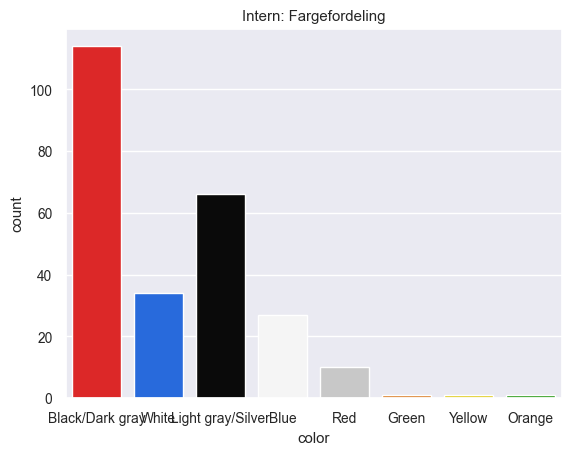
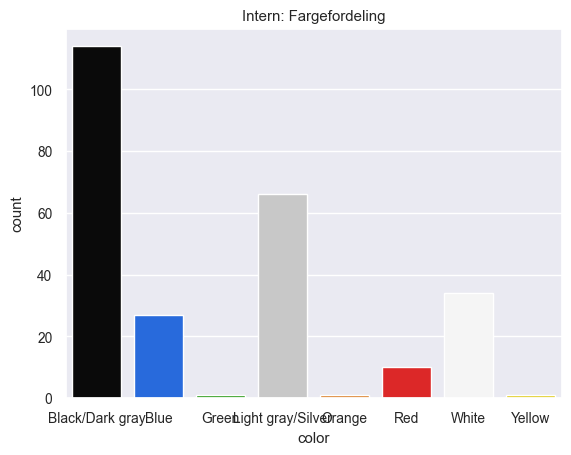
Code edit (unified diff) that turned the first committed figure into the second:
--- before
+++ after
@@ -1,6 +1,5 @@
 for annotation_name, annotation in annotations.items():
     df = annotation["cars"]
-    fig = sns.countplot(data=df[df['model'] == other], x='color', hue='color',
-                        palette=["#fa0a0a", "#0a62fa", "#0a0a0a", "#f5f5f5", "#c8c8c8", "#f77e0d", "#ffe600", "#1aaf00"])
+    fig = sns.countplot(data=df[df['model'] == other].sort_values(by="color"), x='color', hue='color', palette=palette)
     fig.set_title(f'{annotation_name}: Fargefordeling')
     plt.show()

Commit: Opprettet pallette og sortering